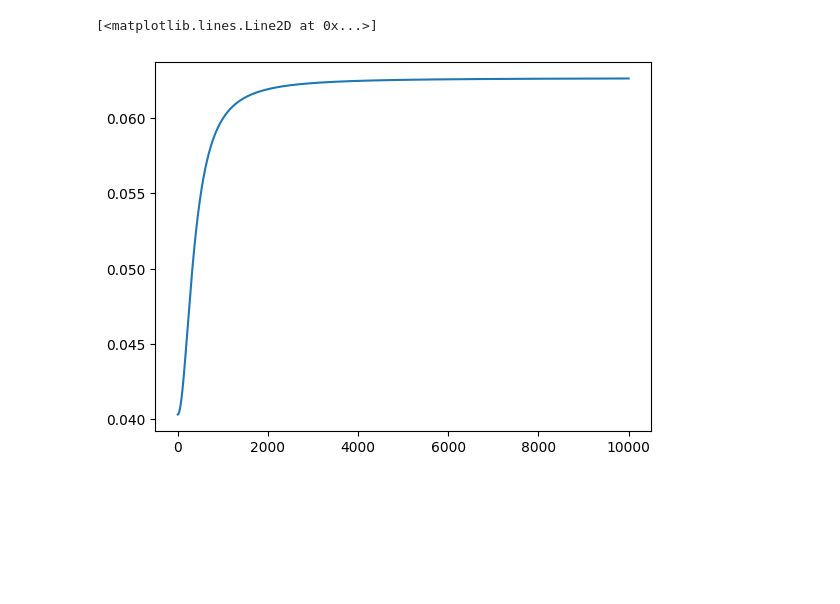
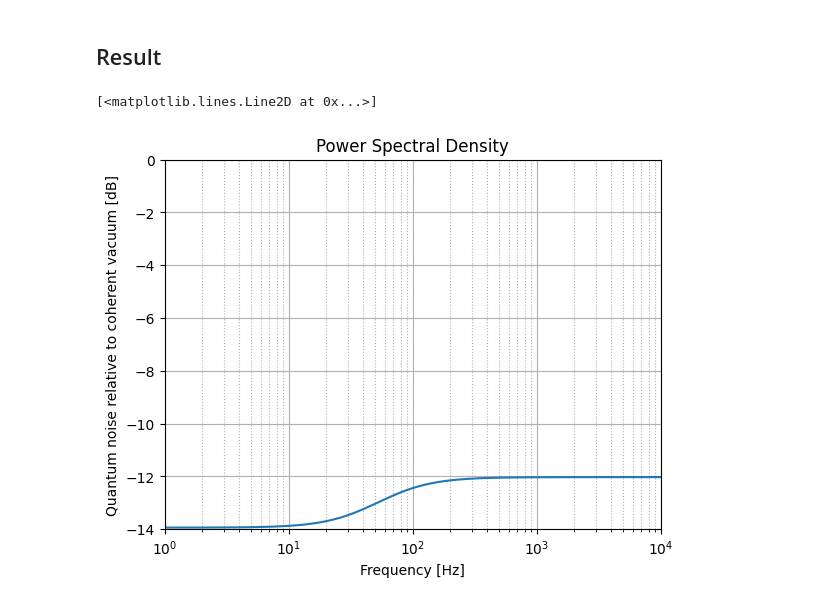
Before and after one commit to jrunkening/gwinc, a Jupyter notebook: notebook/demo.ipynb, the cells around one changed output. Drawn from its saved outputs; the diff is of its cells as text; code cells hidden in the pictures; blank space fills up the shorter version.

```diff
--- a/notebook/demo.ipynb
+++ b/notebook/demo.ipynb
@@ -36,9 +65,23 @@ noise = build_noise(
     measurement_amplitude = 1,
     measurement_phase = 0.1 * np.pi/180
 )
-# %%
-omegas = np.linspace(0, 10000, 1000)
-plt.plot(omegas, [noise(omega) for omega in omegas])
-# %% [output]
-[<matplotlib.lines.Line2D at 0x...>]
-[figure, removed]
+# %% [markdown]
+## Result
+# %%
+plt.xscale("log")
+plt.grid(which = "major", linestyle = "solid")
+plt.grid(which = "minor", linestyle = "dotted")
+plt.xlim(1, 10000)
+plt.ylim(-14, 0)
+plt.title("Power Spectral Density")
+plt.ylabel("Quantum noise relative to coherent vacuum [dB]")
+plt.xlabel("Frequency [Hz]")
+
+frequencies = np.linspace(0, 10000, 10000)
+plt.plot(
+    frequencies,
+    [10*np.log10(noise(2*np.pi*f)) for f in frequencies],
+)
+# %% [output]
+[<matplotlib.lines.Line2D at 0x...>]
+[figure, added]
```
Also changed, not shown: parts of 3 cells of this notebook, 1 other file.
